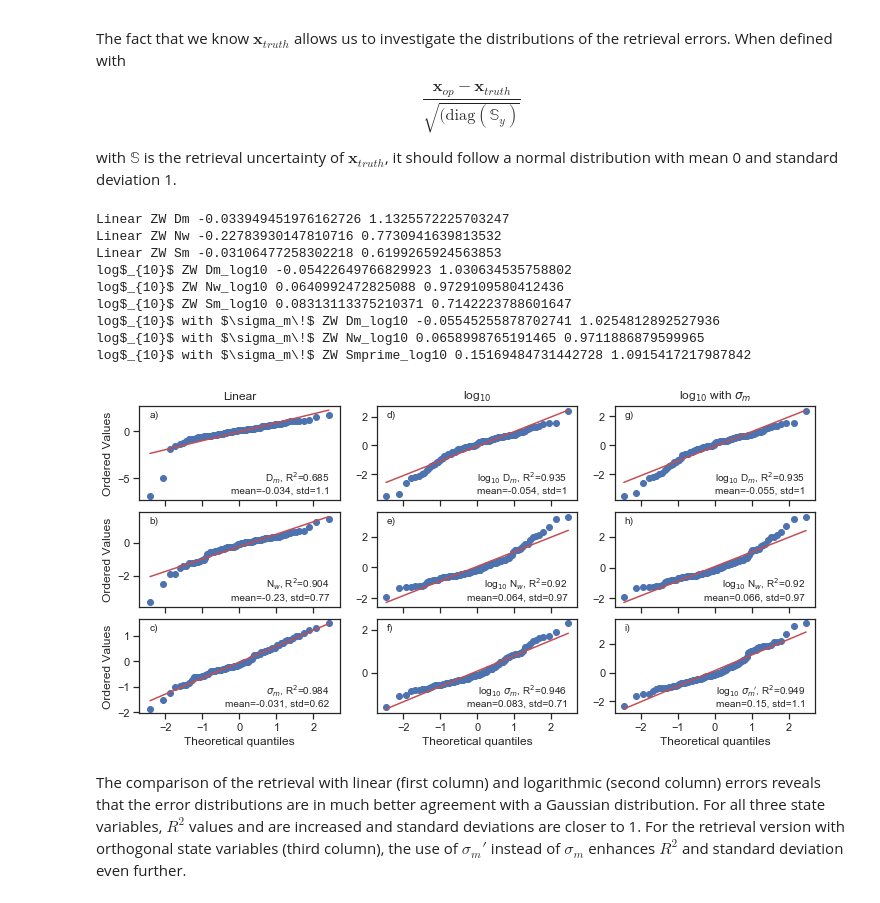
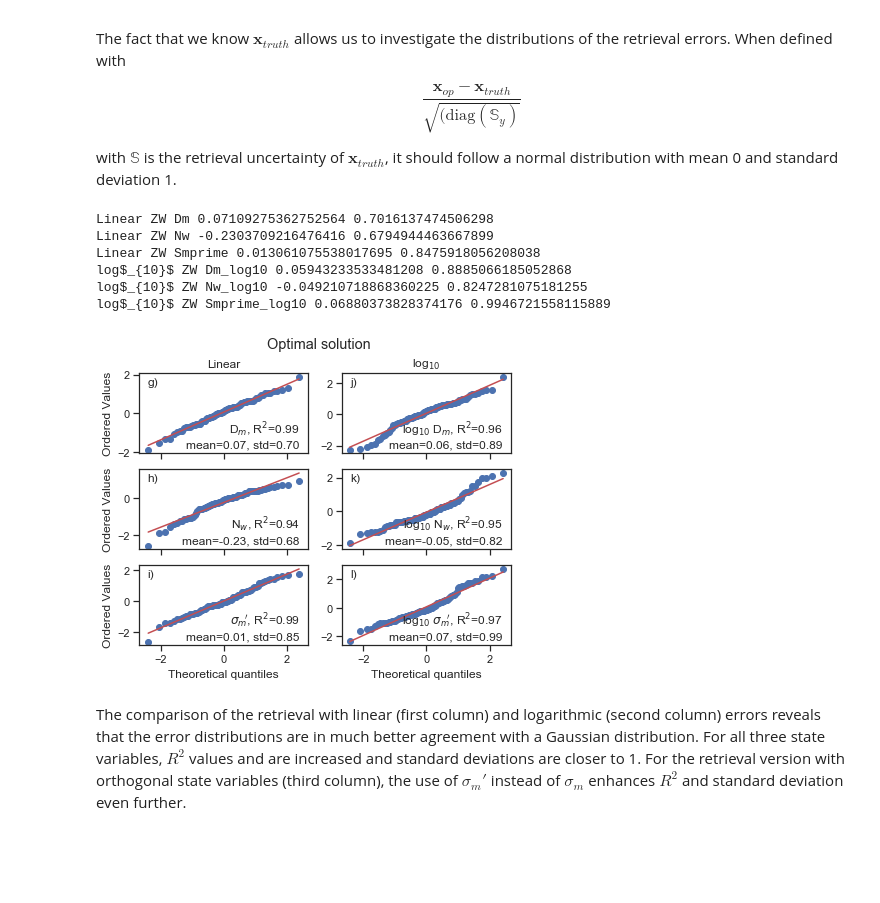
Before and after one commit to maahn/pyOptimalEstimation_examples, a Jupyter notebook: DSD_retrieval.ipynb, the cells around one changed output. Drawn from its saved outputs; the diff is of its cells as text; code cells hidden in the pictures; blank space fills up the shorter version.

```diff
--- a/DSD_retrieval.ipynb
+++ b/DSD_retrieval.ipynb
@@ -262,11 +259,8 @@ We run the retrieval for three configurations:
 # %%
-
 x_names = dict([
-        ('Linear', ['Dm', 'Nw', 'Sm']),
-        ('log$_{10}$', ['Dm_log10', 'Nw_log10', 'Sm_log10']),
-        ('log$_{10}$ with $\sigma_m\!$',
-         ['Dm_log10', 'Nw_log10', 'Smprime_log10']),
-    ])
+    ('Linear', ['Dm', 'Nw', 'Smprime']),
+    ('log$_{10}$', ['Dm_log10', 'Nw_log10', 'Smprime_log10']),
+])
 # %% [markdown]
 In this study, we use only a measurement configuration consisting of a radar reflectivity ($Z_e$ in dBz) and the mean Doppler velocity ($V_d$ in m s$^{-1}$). But the example is designed to work also with dual-frequency set ups and we encourage the reader to play around with these.
 
@@ -306,10 +297,9 @@ rainDat_test.isel(time=tt), tt
 for x_name, y_name, y_uncertainty_factor in (
     ('Linear', 'ZW', 1),
     ('log$_{10}$', 'ZW', 1),
-    ('log$_{10}$ with $\sigma_m\!$', 'ZW', 1),
-    ('log$_{10}$ with $\sigma_m\!$', 'ZW', 2),
+    ('log$_{10}$', 'ZW', 2),
 ):
-    for tt in [15, 20, 51]:
+    for tt in [51]:
         x_vars = x_names[x_name]
         y_vars = y_names[y_name]
 
@@ -409,8 +399,7 @@ If the retrieval converged, we use different measures to evaluate the retrieval
 for x_name, y_name, y_uncertainty_factor in (
     ('Linear', 'ZW', 1),
     ('log$_{10}$', 'ZW', 1),
-    ('log$_{10}$ with $\sigma_m\!$', 'ZW', 1),
-    ('log$_{10}$ with $\sigma_m\!$', 'ZW', 2),
+#     ('log$_{10}$', 'ZW', 2),
 ):
 
     x_vars = x_names[x_name]
@@ -609,12 +598,12 @@ df = []
 
 for xx, (x_name, y_name, y_uncertainty_factor) in enumerate((
     ('Linear', 'ZW', 1),
+#     ('log$_{10}$', 'ZW', 1),
     ('log$_{10}$', 'ZW', 1),
-    ('log$_{10}$ with $\\sigma_m\\!$', 'ZW', 1),
-    ('log$_{10}$ with $\\sigma_m\\!$', 'ZW', 2),
+#     ('log$_{10}$', 'ZW', 2),
 )):
 
-    x_vars = ['Nw', 'Dm', 'Sm']
+    x_vars = ['Nw', 'Dm', 'Smprime']
     y_vars = y_names[y_name]
 
     y_name2 = '%s' % (y_name)
@@ -625,12 +614,13 @@ for xx, (x_name, y_name, y_uncertainty_factor) in enumerate((
                                          y_uncertainty_factor)].sel(
                                              x_vars=x_var)
         for ii in range(len(thisOe.time)):
-
+            cv = thisOe.chi2value[ii]
+            cc = thisOe.chi2critical[ii]
             dgf = thisOe.dgf_x.values[ii]
             re = (thisOe.x_op_err.values[ii] / thisOe.x_op.values[ii])
             ri = (thisOe.x_op_err.values[ii] / thisOe.x_a_err.values[ii])
 
-            df.append((dgf, re, ri, np.nan, np.nan, x_var, x_var.split('_')[0].replace(
+            df.append((dgf, re, ri, (cv <= cc).all('chi2test').values, np.nan, x_var, x_var.split('_')[0].replace(
                            'prime', ''), y_name2, x_name2))
     for ii in range(len(thisOe.time)):
         cv = thisOe.chi2value[ii]
@@ -678,17 +668,19 @@ The fact that we know $\mathbf{x}_{truth}$ allows us to investigate the distribu
 
 with  $\mathbb{S}$ is the retrieval uncertainty of $\mathbf{x}_{truth}$, it should follow a normal distribution with mean 0 and standard deviation 1.
 # %%
+ncols = 2
 fig, sps = plt.subplots(
-    figsize=(10, 5), nrows=len(x_vars), ncols=3, sharex=True)
-sps = sps.reshape((len(x_vars), 3))
+    figsize=(6.66, 5), nrows=len(x_vars), ncols=ncols, sharex=True)
+fig.suptitle('Optimal solution')
+sps = sps.reshape((len(x_vars), ncols))
 
 xx = 0
 jj = 0
 
 for xx, (x_name, y_name, y_uncertainty_factor) in enumerate((
     ('Linear', 'ZW', 1),
+#     ('log$_{10}$', 'ZW', 1),
     ('log$_{10}$', 'ZW', 1),
-    ('log$_{10}$ with $\\sigma_m\\!$', 'ZW', 1),
 #     ('Logarithmic orthogonal', 'ZW', 2),
 )):
 
@@ -699,6 +691,8 @@ for xx, (x_name, y_name, y_uncertainty_factor) in enumerate((
 
         x_var = x_vars[kk]
         thisOe = resultsOE['%s_%s_%i' % (x_name, y_name, y_uncertainty_factor)].sel(x_vars=x_var)
+        passedChiTests = (thisOe.chi2value <= thisOe.chi2critical).all('chi2test')
+        thisOe = thisOe.where(passedChiTests).dropna('time')
         x_err = ((
             thisOe['x_op'] - thisOe['x_truth']) / thisOe['x_op_err'])
 
@@ -707,46 +701,43 @@ for xx, (x_name, y_name, y_uncertainty_factor) in enumerate((
 
         print(x_name, y_name, x_var, x_mean, x_std)
 
         (osm, osr), (slope, intercept, r) = stats.probplot(
             x_err, dist="norm", plot=sps[kk, xx], fit=True, rvalue=False)
         if kk > 0: sps[kk, xx].set_title('')
         else: sps[kk, xx].set_title(x_name)
         sps[kk, xx].text(
             0.95,
             0.05,
-            '%s, R$^2$=%.3g\nmean=%.2g, std=%.2g' %
+            '%s, R$^2$=%.2f\nmean=%.2f, std=%.2f' %
             (supporting_routines.niceKeys[x_var], r**2, x_mean, x_std),
             horizontalalignment='right',
             verticalalignment='bottom',
             transform=sps[kk, xx].transAxes)
         sps[kk, xx].text(
             0.05,
             0.95,
-            '%s)' % (abc[jj]),
+            '%s)' % (abc[jj+6]),
             horizontalalignment='left',
             verticalalignment='top',
             transform=sps[kk, xx].transAxes)
 
         if kk < 2:
             sps[kk, xx].set_xlabel("")
         if xx > 0:
             sps[kk, xx].set_ylabel("")
 
         jj += 1
 
-fig.tight_layout(pad=0.1, h_pad=0, w_pad=0.)
+# fig.tight_layout(pad=0.1, h_pad=0, w_pad=0.)
 # fig.savefig('qq_xerr_lin_log_%s.pdf'%(version))
 # %% [output]
-Linear ZW Dm -0.033949451976162726 1.1325572225703247
-Linear ZW Nw -0.22783930147810716 0.7730941639813532
-Linear ZW Sm -0.03106477258302218 0.6199265924563853
-log$_{10}$ ZW Dm_log10 -0.05422649766829923 1.030634535758802
-log$_{10}$ ZW Nw_log10 0.0640992472825088 0.9729109580412436
-log$_{10}$ ZW Sm_log10 0.08313113375210371 0.7142223788601647
-log$_{10}$ with $\sigma_m\!$ ZW Dm_log10 -0.05545255878702741 1.0254812892527936
-log$_{10}$ with $\sigma_m\!$ ZW Nw_log10 0.0658998765191465 0.9711886879599965
-log$_{10}$ with $\sigma_m\!$ ZW Smprime_log10 0.15169484731442728 1.0915417217987842
+Linear ZW Dm 0.07109275362752564 0.7016137474506298
+Linear ZW Nw -0.2303709216476416 0.6794944463667899
+Linear ZW Smprime 0.013061075538017695 0.8475918056208038
+log$_{10}$ ZW Dm_log10 0.05943233533481208 0.8885066185052868
+log$_{10}$ ZW Nw_log10 -0.049210718868360225 0.8247281075181255
+log$_{10}$ ZW Smprime_log10 0.06880373828374176 0.9946721558115889
-[figure, old version]
+[figure, new version]
 # %% [markdown]
 The comparison of the retrieval with linear (first column) and logarithmic (second column) errors reveals that the error distributions are in much better agreement with a Gaussian distribution. For all three state variables, $R^2$ values and are increased and standard deviations are closer to 1. For the retrieval version with orthogonal state variables (third column), the use of $\sigma_m\!'$ instead of $\sigma_m$ enhances $R^2$ and standard deviation even further.
 # %% [markdown]
```
Also changed, not shown: parts of 23 cells of this notebook, 2 other files.
